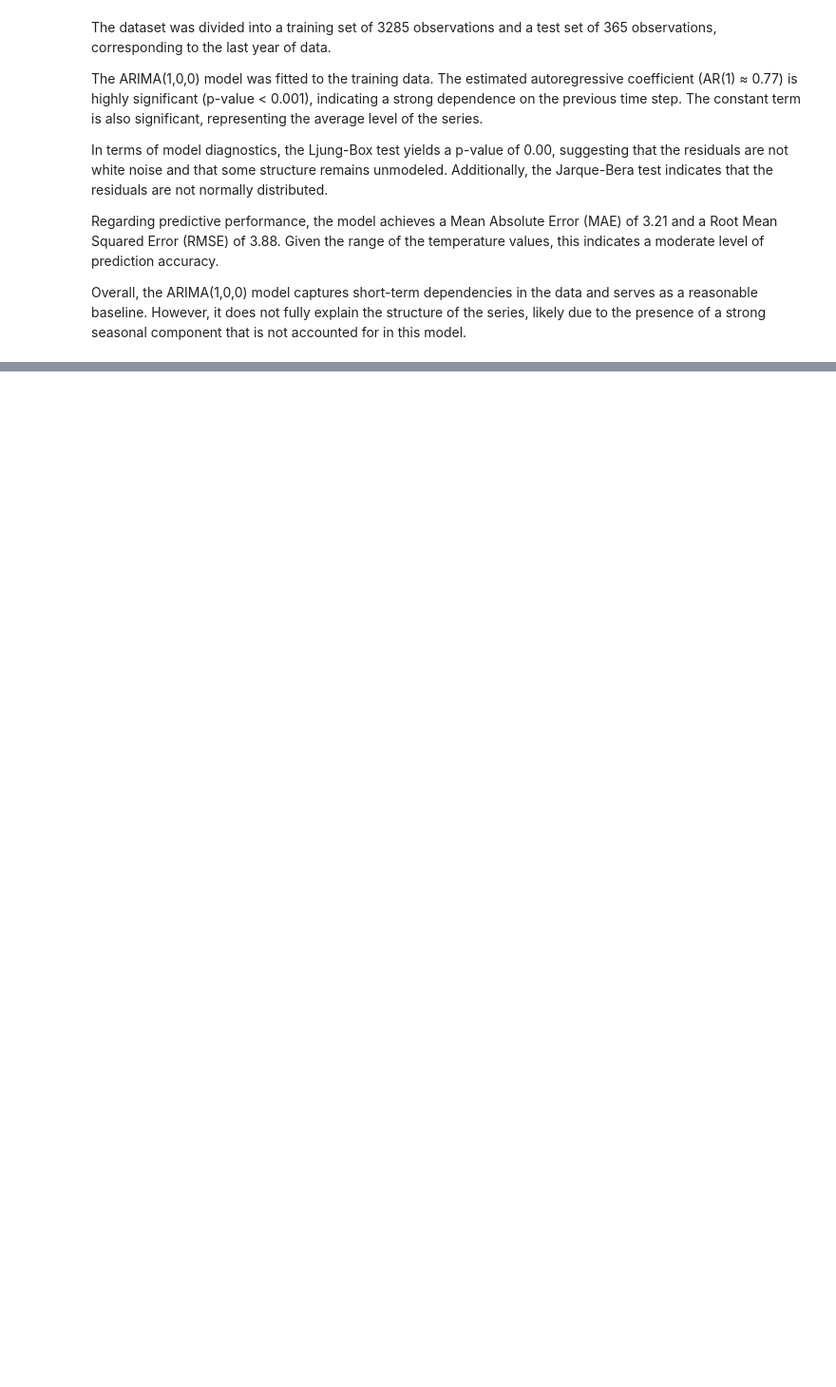
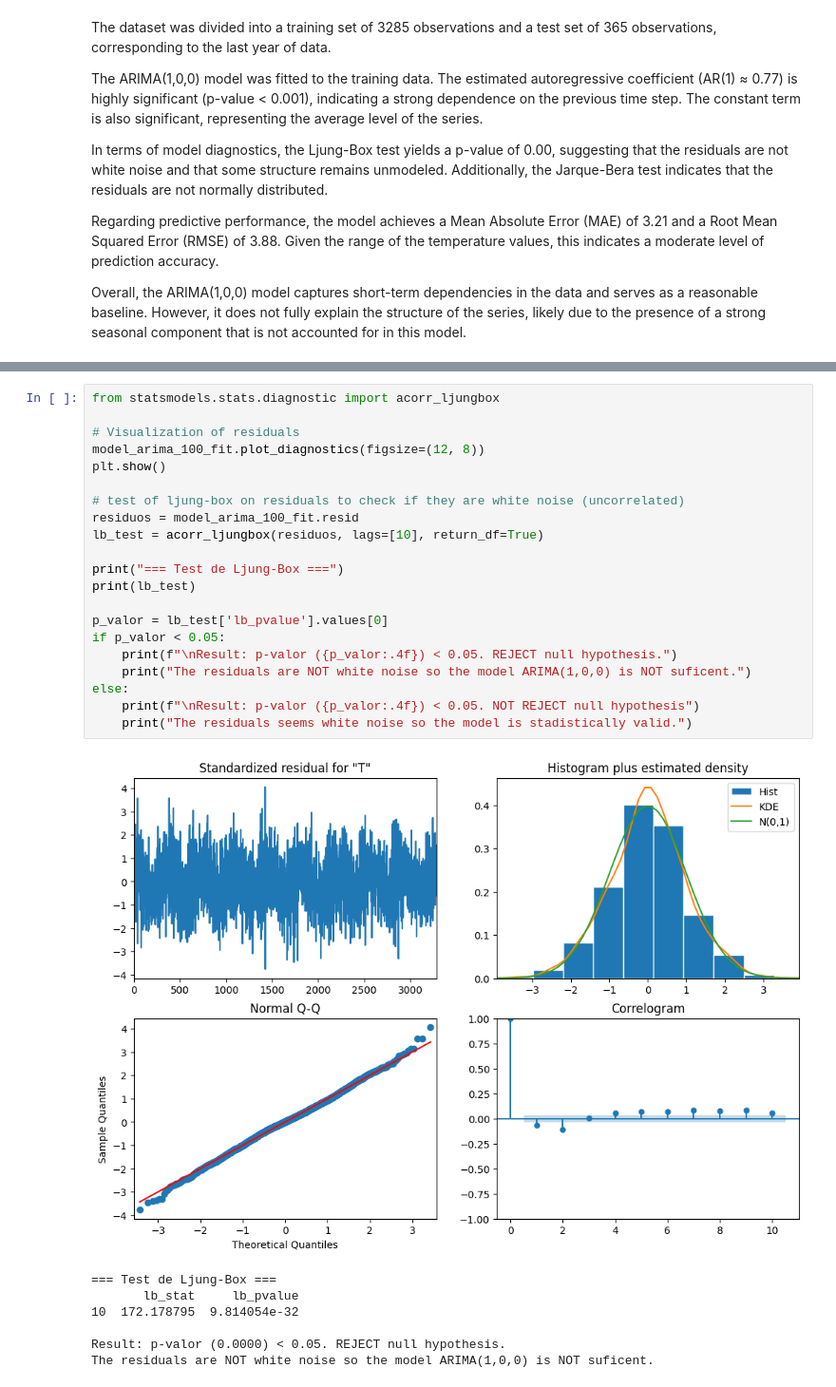
Before and after one commit to anneayensa/Advanced-Machine-Learning, a Jupyter notebook: assigment2/analysisAssignment2.ipynb, the cells around one changed output, grey strips where cells are left out. Shown at 95% size. Saved outputs shown, nothing was run; the diff lists cells and outputs as text; blank space fills up the shorter version.

```diff
--- a/assigment2/analysisAssignment2.ipynb
+++ b/assigment2/analysisAssignment2.ipynb
@@ -464,0 +467,29 @@ Overall, the ARIMA(1,0,0) model captures short-term dependencies in the data and
+# %%
+from statsmodels.stats.diagnostic import acorr_ljungbox
+
+# Visualization of residuals
+model_arima_100_fit.plot_diagnostics(figsize=(12, 8))
+plt.show()
+
+# test of ljung-box on residuals to check if they are white noise (uncorrelated)
+residuos = model_arima_100_fit.resid
+lb_test = acorr_ljungbox(residuos, lags=[10], return_df=True)
+
+print("=== Test de Ljung-Box ===")
+print(lb_test)
+
+p_valor = lb_test['lb_pvalue'].values[0]
+if p_valor < 0.05:
+    print(f"\nResult: p-valor ({p_valor:.4f}) < 0.05. REJECT null hypothesis.")
+    print("The residuals are NOT white noise so the model ARIMA(1,0,0) is NOT suficent.")
+else:
+    print(f"\nResult: p-valor ({p_valor:.4f}) < 0.05. NOT REJECT null hypothesis")
+    print("The residuals seems white noise so the model is stadistically valid.")
+# %% [output]
+[figure, added]
+=== Test de Ljung-Box ===
+       lb_stat     lb_pvalue
+10  172.178795  9.814054e-32
+
+Result: p-valor (0.0000) < 0.05. REJECT null hypothesis.
+The residuals are NOT white noise so the model ARIMA(1,0,0) is NOT suficent.
```
Also changed, not shown: parts of 14 cells of this notebook.
